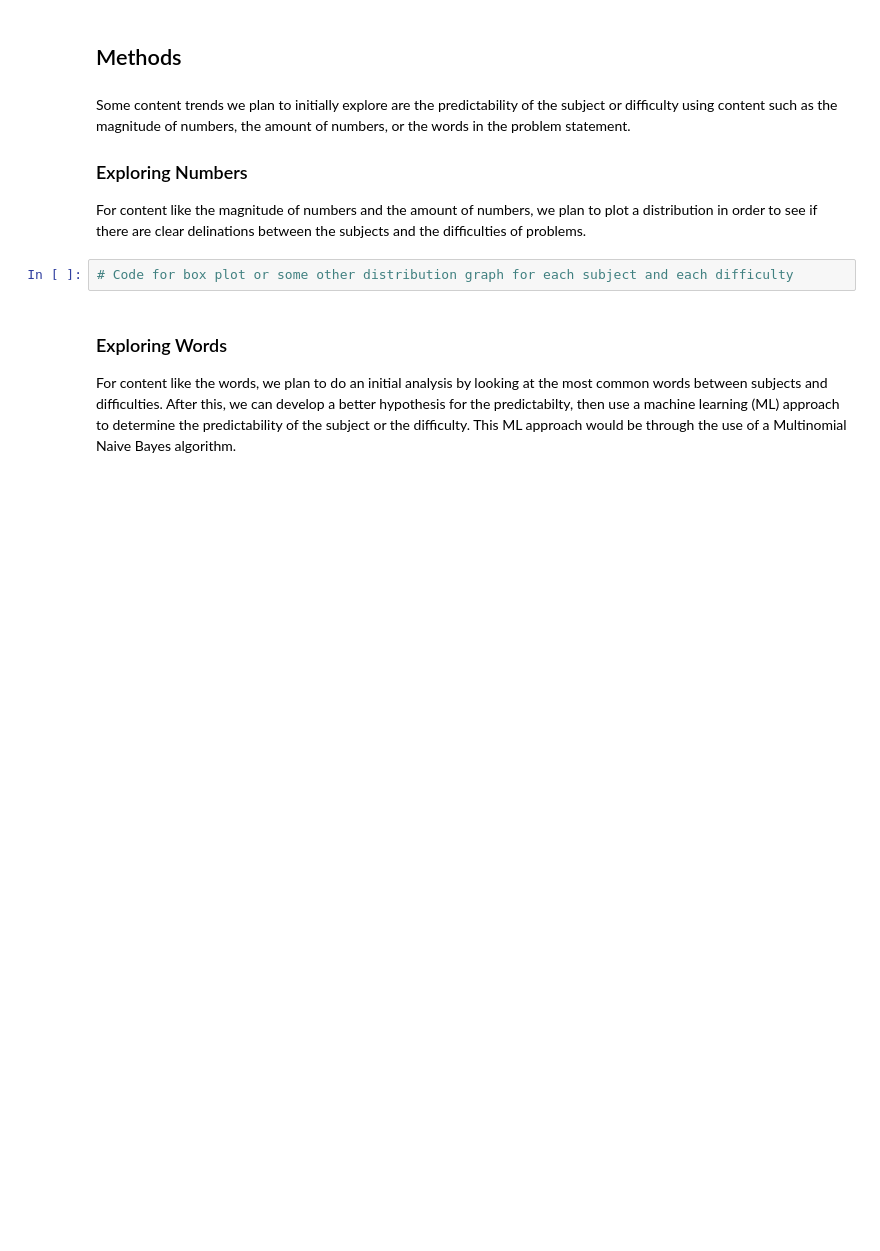
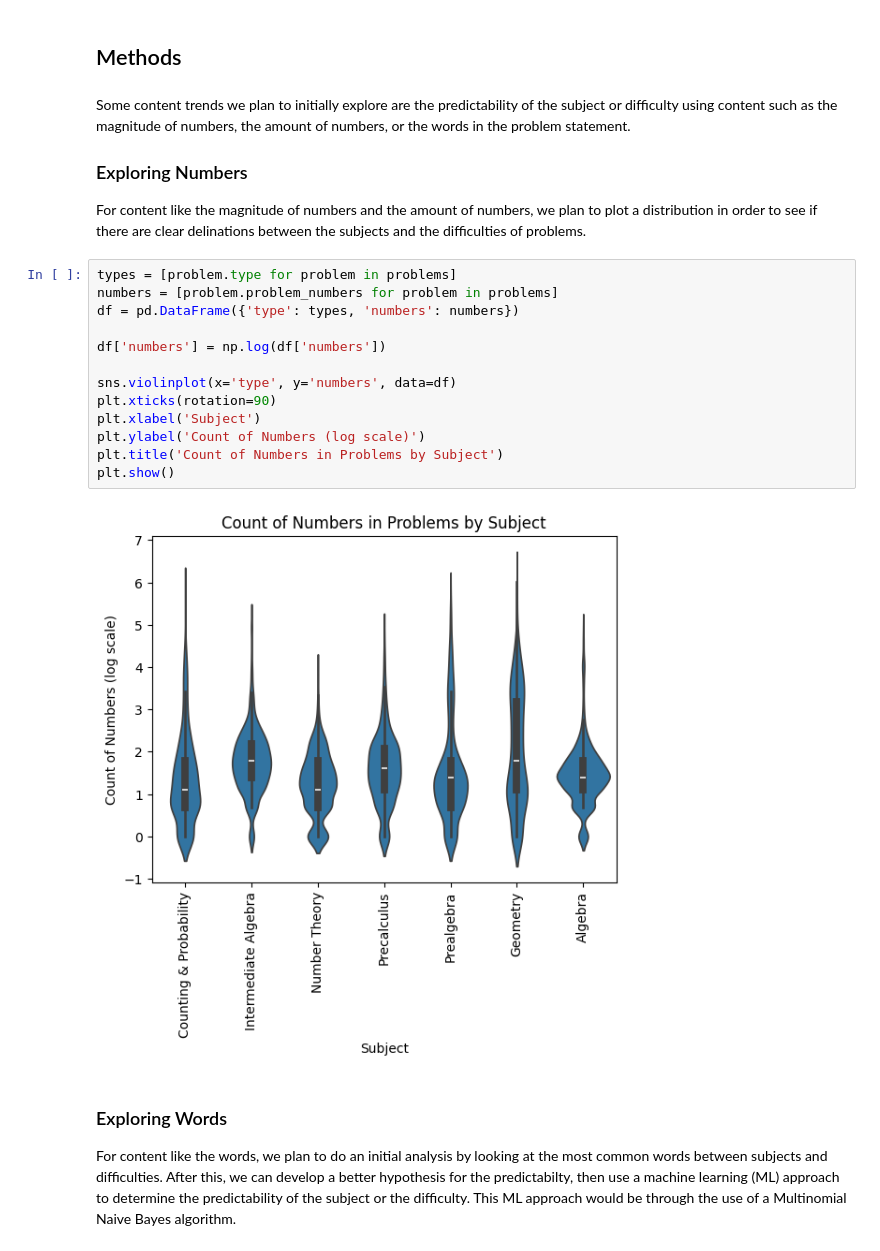
Before and after one commit to Kenneth-Mitchell/NLP_Project2, a Jupyter notebook: blogpost.ipynb, the cells around one changed output. Drawn from its saved outputs; the diff is of its cells as text; blank space fills up the shorter version.

```diff
--- a/blogpost.ipynb
+++ b/blogpost.ipynb
@@ -43,8 +160,21 @@ Some content trends we plan to initially explore are the predictability of the s
 ### Exploring Numbers
 
 For content like the magnitude of numbers and the amount of numbers, we plan to plot a distribution in order to see if there are clear delinations between the subjects and the difficulties of problems.
-# %%
-# Code for box plot or some other distribution graph for each subject and each difficulty
+# %%
+types = [problem.type for problem in problems]
+numbers = [problem.problem_numbers for problem in problems]
+df = pd.DataFrame({'type': types, 'numbers': numbers})
+
+df['numbers'] = np.log(df['numbers'])
+
+sns.violinplot(x='type', y='numbers', data=df)
+plt.xticks(rotation=90)
+plt.xlabel('Subject')
+plt.ylabel('Count of Numbers (log scale)')
+plt.title('Count of Numbers in Problems by Subject')
+plt.show()
+# %% [output]
+[figure, added]
 # %% [markdown]
 ### Exploring Words
 
```
Also changed, not shown: parts of 13 cells of this notebook, 2 other files.
